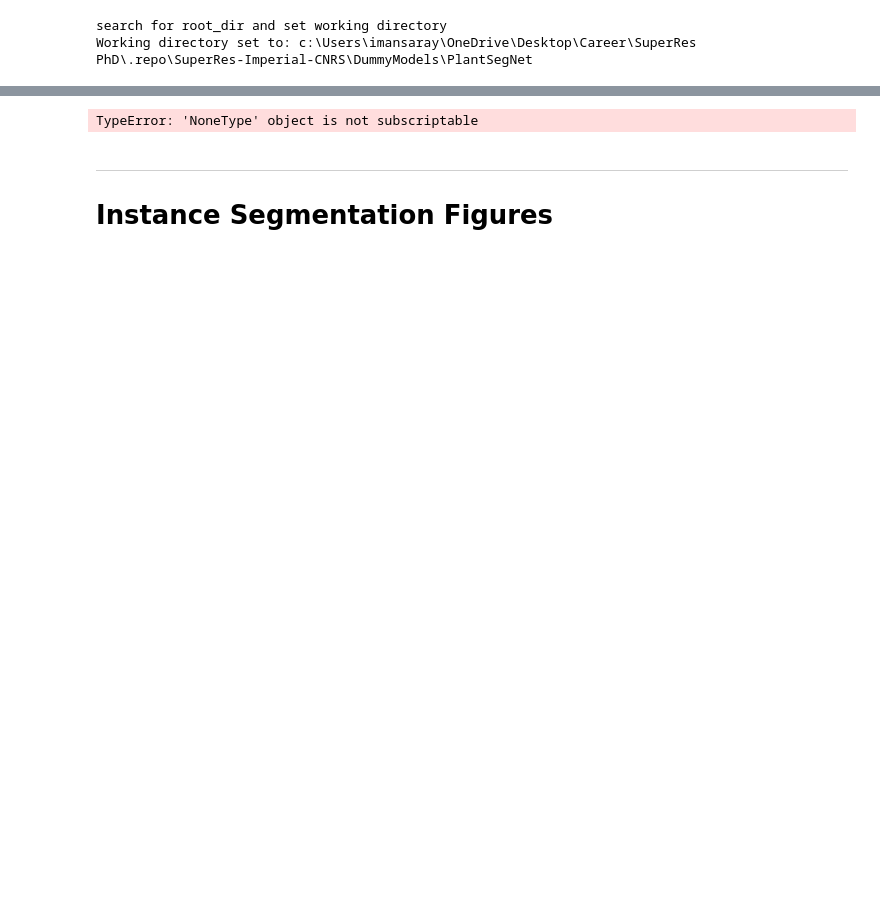
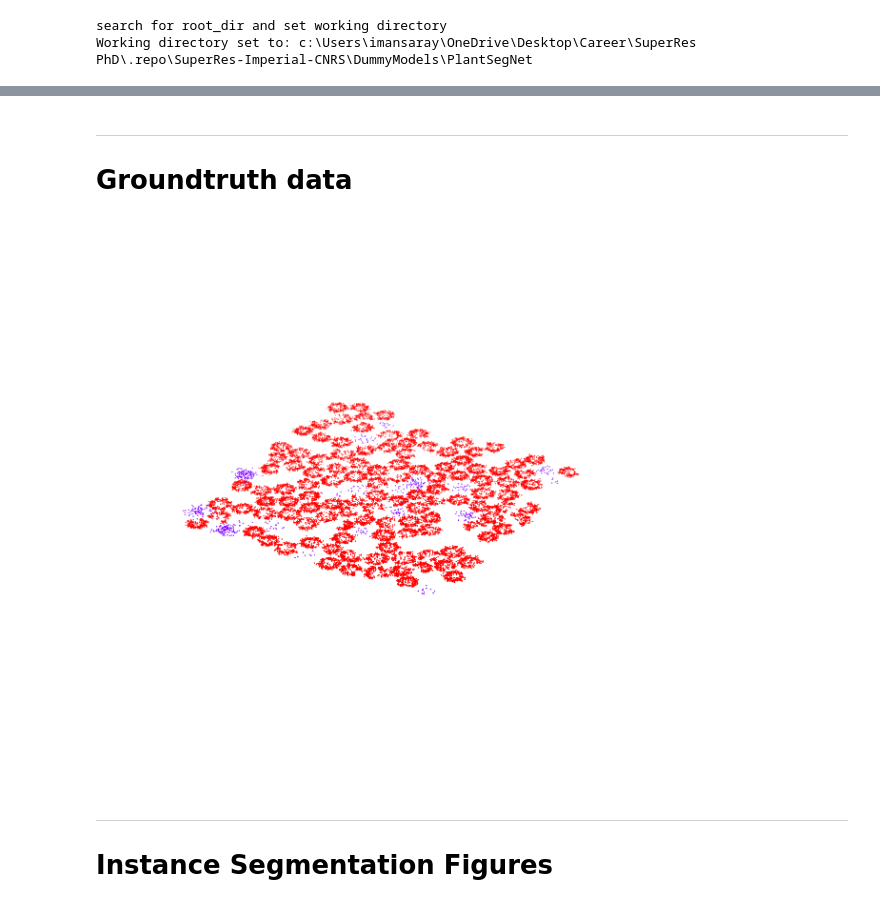
Before and after one commit to Ibrahim-norbert/PlantSegNet, a Jupyter notebook: PlantSegNet-work.ipynb, the cells around one changed output, grey strips where cells are left out. Saved outputs shown, nothing was run; the diff lists cells and outputs as text; code cells hidden in the pictures; blank space fills up the shorter version.

```diff
--- a/PlantSegNet-work.ipynb
+++ b/PlantSegNet-work.ipynb
@@ -23,0 +26,4 @@ tuple index out of range
+# %% [markdown]
+<hr>
+
+# Groundtruth data
@@ -24,29 +32,33 @@ tuple index out of range
 # %%
-points, label = ply_file['points_full'], ply_file['labels_full'].squeeze()
+#points, label = ply_file['points_full'], ply_file['labels_full'].squeeze()
+from matplotlib.pyplot import cm
+d_colors = cm.rainbow(np.linspace(0, 1, np.unique(semantic_label).__len__()))
 
-d_colors = [[0.7, 0.2, 0], [0, 0.7, 0], [0, 0, 0.7]]
-colors = np.zeros((label.shape[0],3))
-for i, l in enumerate(list(set(label))):
-    colors[label == l, :] = d_colors[i]
+colors = []
+for i, l in enumerate(semantic_label):
+    colors.append(d_colors[int(l)])
 
+
+# Compare dataset to predicition. I have dataset, create predicition tomorrow.
+# Create noisy dataset and convert to ply to create dataset.
 
 fig = plt.figure(figsize=(15,15))
 ax = fig.add_subplot(projection='3d')
-ax.scatter(points[:,0],points[:,1],points[:,2], s=3, c=colors)
+ax.scatter(points[:,0],points[:,1], s=3, c=colors)
 ax.grid(False)
 ax.axis("off")
 ax.set_facecolor("white")
 plt.show()
 
-fig = plt.figure(figsize=(15,15))
-ax = fig.add_subplot(projection='3d')
-ax.scatter(points[:,0],points[:,1],points[:,2], s=3, c='black')
-ax.grid(False)
-ax.axis("off")
-ax.set_facecolor("white")
-plt.show()
+# fig = plt.figure(figsize=(15,15))
+# ax = fig.add_subplot(projection='3d')
+# ax.scatter(points[:,0],points[:,1], s=3, c='black')
+# ax.grid(False)
+# ax.axis("off")
+# ax.set_facecolor("white")
+# plt.show()
 # %% [output]
-TypeError: 'NoneType' object is not subscriptable
+[figure, added]
 # %% [markdown]
 <hr>
 
```
Also changed, not shown: parts of 9 cells of this notebook, 25 other files.
